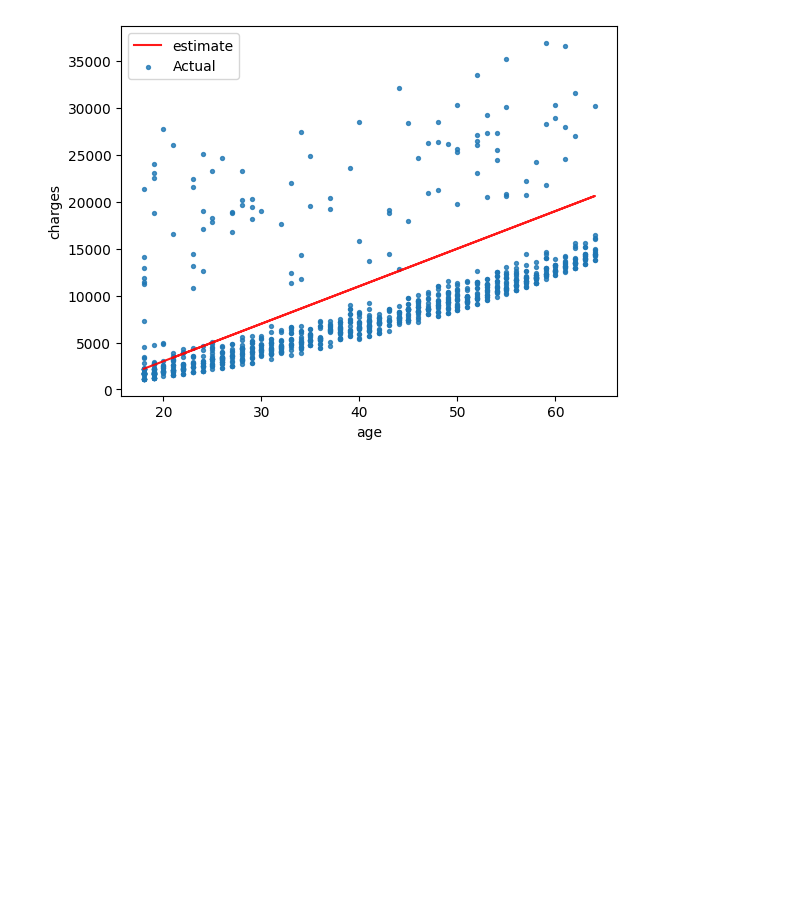
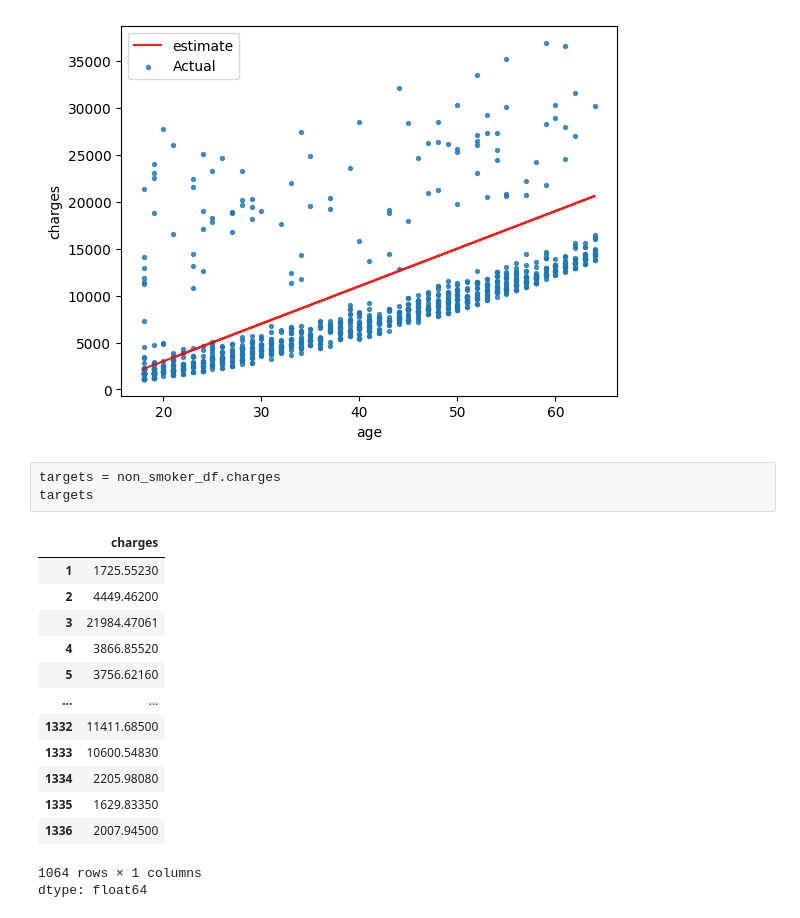
Before and after one commit to pramodyasci/scikit-learn-practice, a Jupyter notebook: scikit_learn_practice.ipynb, the cells around one changed output. Saved outputs shown, nothing was run; the diff lists cells and outputs as text; blank space fills up the shorter version.

```diff
--- a/scikit_learn_practice.ipynb
+++ b/scikit_learn_practice.ipynb
@@ -207,3 +208,21 @@ def try_parameters(w,b):
 try_parameters(400,-5000)
 # %% [output]
 [figure]
+# %%
+targets = non_smoker_df.charges
+targets
+# %% [output]
+|  | charges |
+| 1 | 1725.55230 |
+| 2 | 4449.46200 |
+| 3 | 21984.47061 |
+| 4 | 3866.85520 |
+| 5 | 3756.62160 |
+| ... | ... |
+| 1332 | 11411.68500 |
+| 1333 | 10600.54830 |
+| 1334 | 2205.98080 |
+| 1335 | 1629.83350 |
+| 1336 | 2007.94500 |
+1064 rows × 1 columns
+dtype: float64
```
Also changed, not shown: parts of 28 cells of this notebook.
